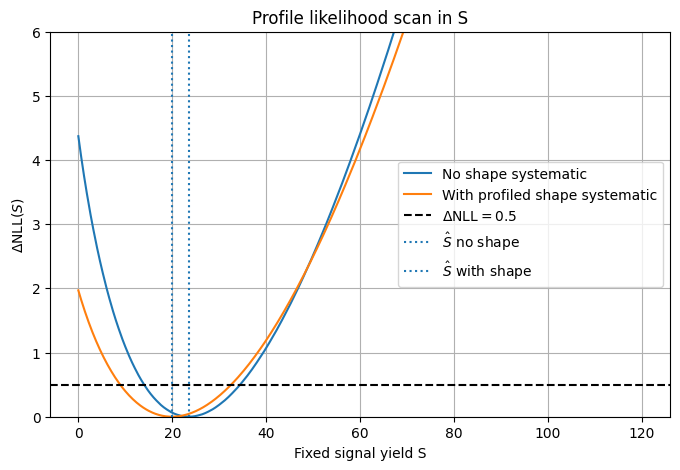
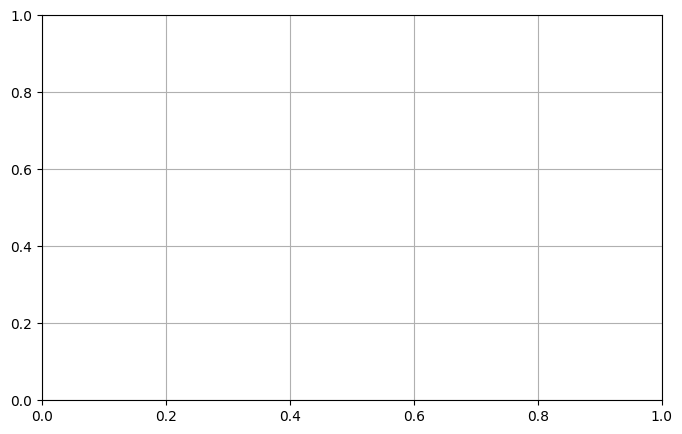
Unified diff of the notebook cell whose output changed from the first chart to the second:
--- before
+++ after
@@ -2,11 +2,11 @@
 
 fig, ax = plt.subplots()
-ax.plot(S_scan, delta_nll_no_shape, label="No shape systematic")
-ax.plot(S_scan, delta_nll_with_shape, label="With profiled shape systematic")
-ax.axhline(0.5, linestyle="--", color="black", label=r"$\Delta\mathrm{NLL}=0.5$")
-ax.axvline(fit_no_shape.x[0], linestyle=":", label=r"$\hat S$ no shape")
-ax.axvline(fit_with_shape.x[0], linestyle=":", label=r"$\hat S$ with shape")
+ax.plot(S_no, delta_nll_no, label="No shape systematic")
+ax.plot(S_with, delta_nll_with, label="With profiled shape systematic")
+ax.axhline(0.5, linestyle="--", color="black", label=r"$\\Delta\\mathrm{NLL}=0.5$")
+ax.axvline(fit_no_shape.x[0], linestyle=":", label=r"$\\hat S$ no shape")
+ax.axvline(fit_with_shape.x[0], linestyle=":", label=r"$\\hat S$ with shape")
 ax.set_xlabel("Fixed signal yield S")
-ax.set_ylabel(r"$\Delta\mathrm{NLL}(S)$")
+ax.set_ylabel(r"$\\Delta\\mathrm{NLL}(S)$")
 ax.set_title("Profile likelihood scan in S")
 ax.set_ylim(0, 6)

Commit: Use verbose keys/names for profile scans: no_systematic_shape / with_systematic_shape